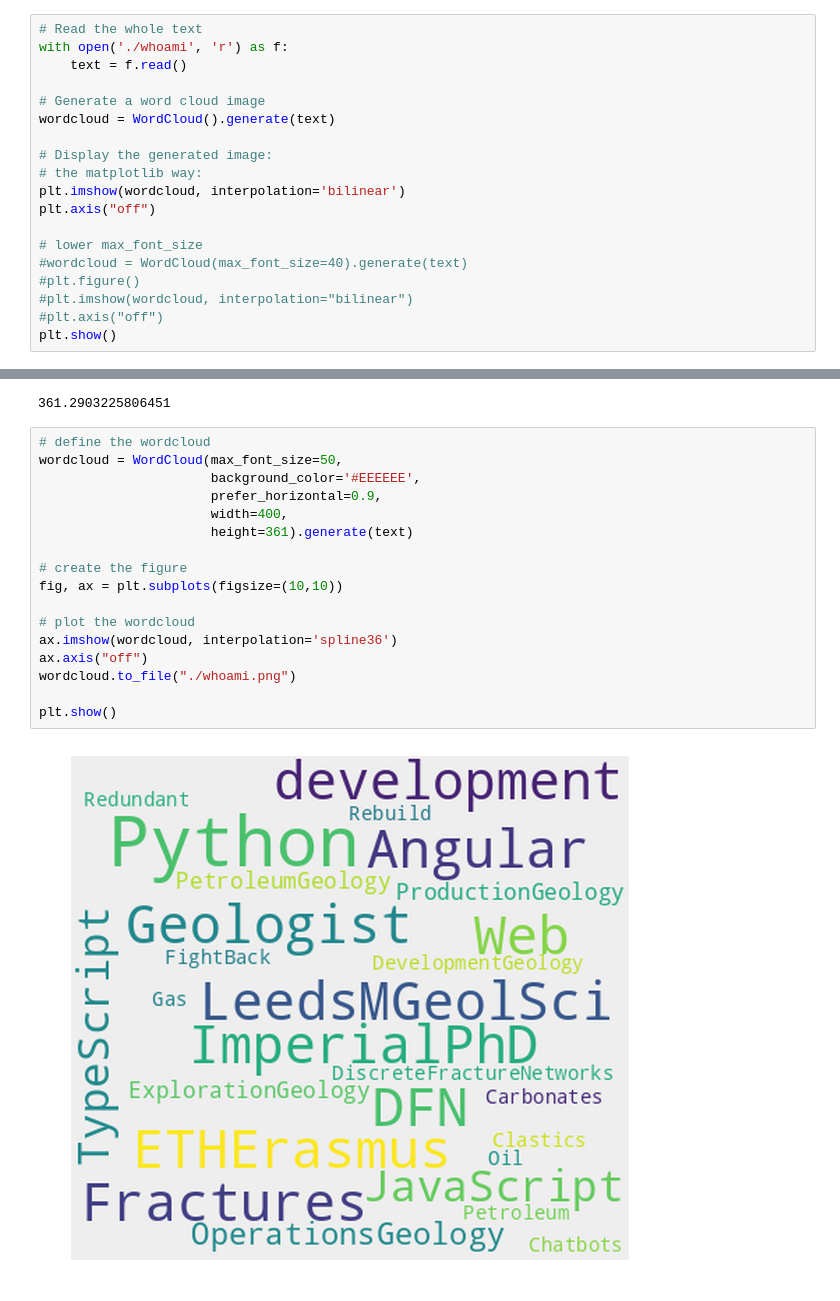
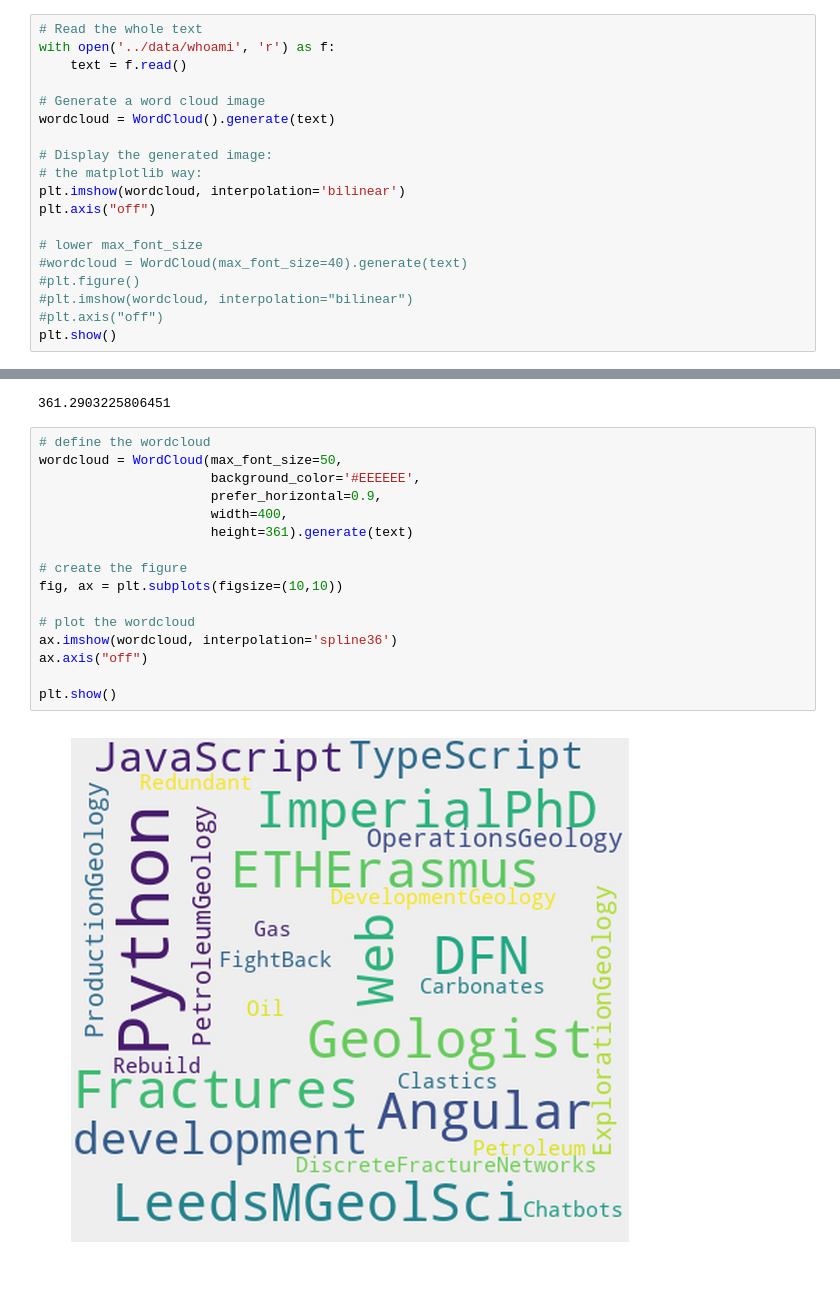
Before and after one commit to Zabamund/whoami, a Jupyter notebook: notebooks/whoami.ipynb, the cells around one changed output, grey strips where cells are left out. Drawn from its saved outputs; the diff is of its cells as text.

Commit message:
updates whoami image

```diff
--- a/notebooks/whoami.ipynb
+++ b/notebooks/whoami.ipynb
@@ -9,7 +9,7 @@ import matplotlib.pyplot as plt
 from wordcloud import WordCloud
 # %%
 # Read the whole text
-with open('./whoami', 'r') as f:
+with open('../data/whoami', 'r') as f:
     text = f.read()
 
 # Generate a word cloud image
@@ -39,19 +39,18 @@ y
 # %%
 # define the wordcloud
 wordcloud = WordCloud(max_font_size=50,
                       background_color='#EEEEEE',
                       prefer_horizontal=0.9,
                       width=400,
                       height=361).generate(text)
 
 # create the figure
 fig, ax = plt.subplots(figsize=(10,10))
 
 # plot the wordcloud
 ax.imshow(wordcloud, interpolation='spline36')
 ax.axis("off")
-wordcloud.to_file("./whoami.png")
 
 plt.show()
 # %% [output]
-[figure, old version]
+[figure, new version]
```
Also changed, not shown: parts of 3 cells of this notebook.
